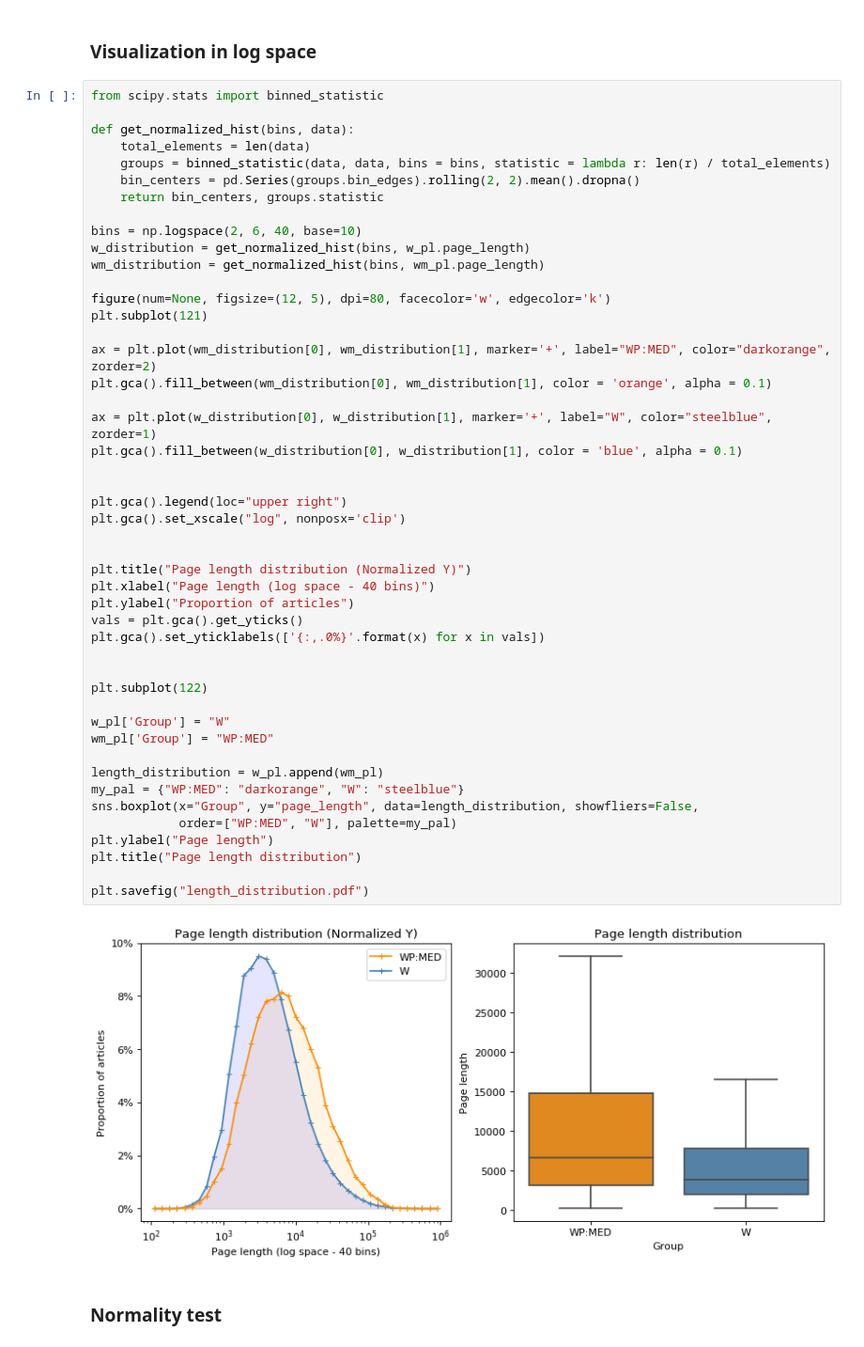
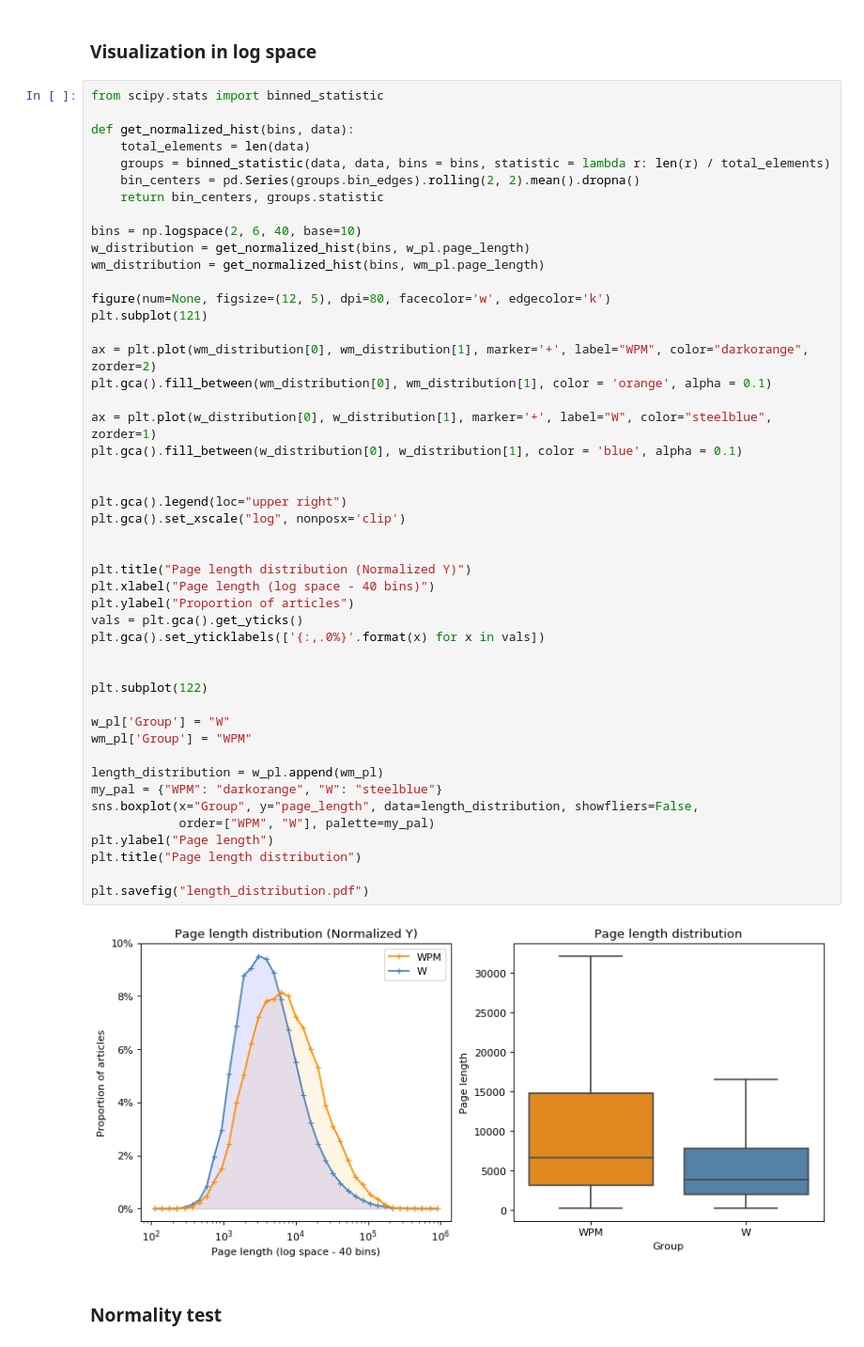
Before and after one commit to elifesciences-publications/wiki-citation-usage, a Jupyter notebook: notebooks/populate-page_lengths-table-from-dumps.ipynb, the cells around one changed output. Shown at 94% size. Cells and saved outputs as stored; diff of their text form.

```diff
--- a/notebooks/populate-page_lengths-table-from-dumps.ipynb
+++ b/notebooks/populate-page_lengths-table-from-dumps.ipynb
@@ -170,39 +170,39 @@ wm_distribution = get_normalized_hist(bins, wm_pl.page_length)
 figure(num=None, figsize=(12, 5), dpi=80, facecolor='w', edgecolor='k')
 plt.subplot(121)
 
-ax = plt.plot(wm_distribution[0], wm_distribution[1], marker='+', label="WP:MED", color="darkorange", zorder=2)
+ax = plt.plot(wm_distribution[0], wm_distribution[1], marker='+', label="WPM", color="darkorange", zorder=2)
 plt.gca().fill_between(wm_distribution[0], wm_distribution[1], color = 'orange', alpha = 0.1)
 
 ax = plt.plot(w_distribution[0], w_distribution[1], marker='+', label="W", color="steelblue", zorder=1)
 plt.gca().fill_between(w_distribution[0], w_distribution[1], color = 'blue', alpha = 0.1)
 
 
 plt.gca().legend(loc="upper right")
 plt.gca().set_xscale("log", nonposx='clip')
 
 
 plt.title("Page length distribution (Normalized Y)")
 plt.xlabel("Page length (log space - 40 bins)")
 plt.ylabel("Proportion of articles")
 vals = plt.gca().get_yticks()
 plt.gca().set_yticklabels(['{:,.0%}'.format(x) for x in vals])
 
 
 plt.subplot(122)
 
 w_pl['Group'] = "W"
-wm_pl['Group'] = "WP:MED"
+wm_pl['Group'] = "WPM"
 
 length_distribution = w_pl.append(wm_pl)
-my_pal = {"WP:MED": "darkorange", "W": "steelblue"}
+my_pal = {"WPM": "darkorange", "W": "steelblue"}
 sns.boxplot(x="Group", y="page_length", data=length_distribution, showfliers=False,
-            order=["WP:MED", "W"], palette=my_pal)
+            order=["WPM", "W"], palette=my_pal)
 plt.ylabel("Page length")
 plt.title("Page length distribution")
 
 plt.savefig("length_distribution.pdf")
 # %% [output]
-[figure, old version]
+[figure, new version]
 # %% [markdown]
 ### Normality test
 # %%
```
Also changed, not shown: parts of 3 cells of this notebook, 3 other files.
